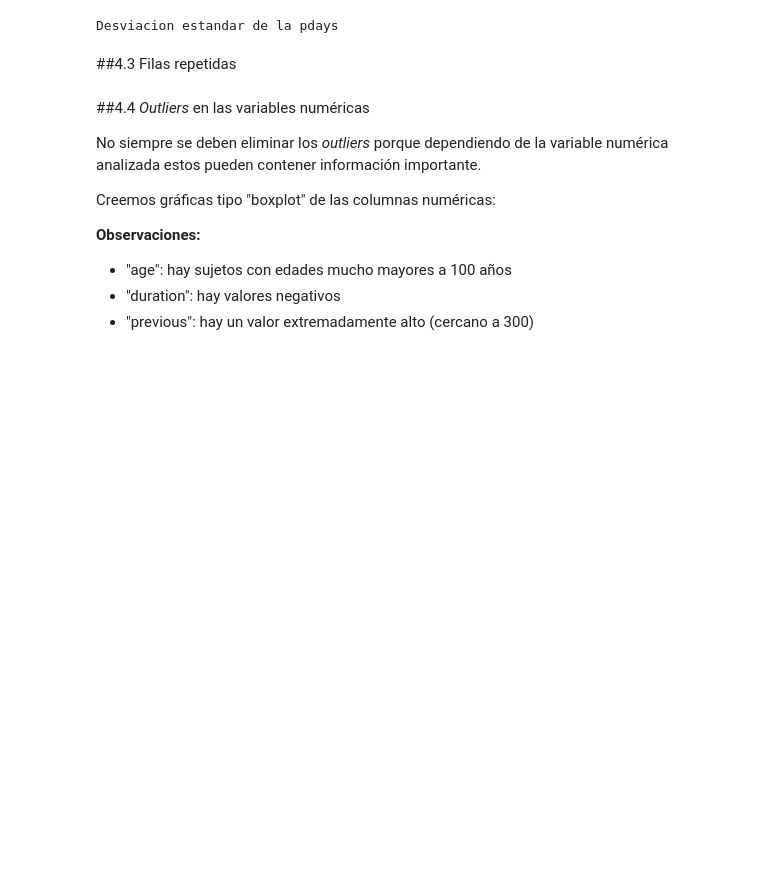
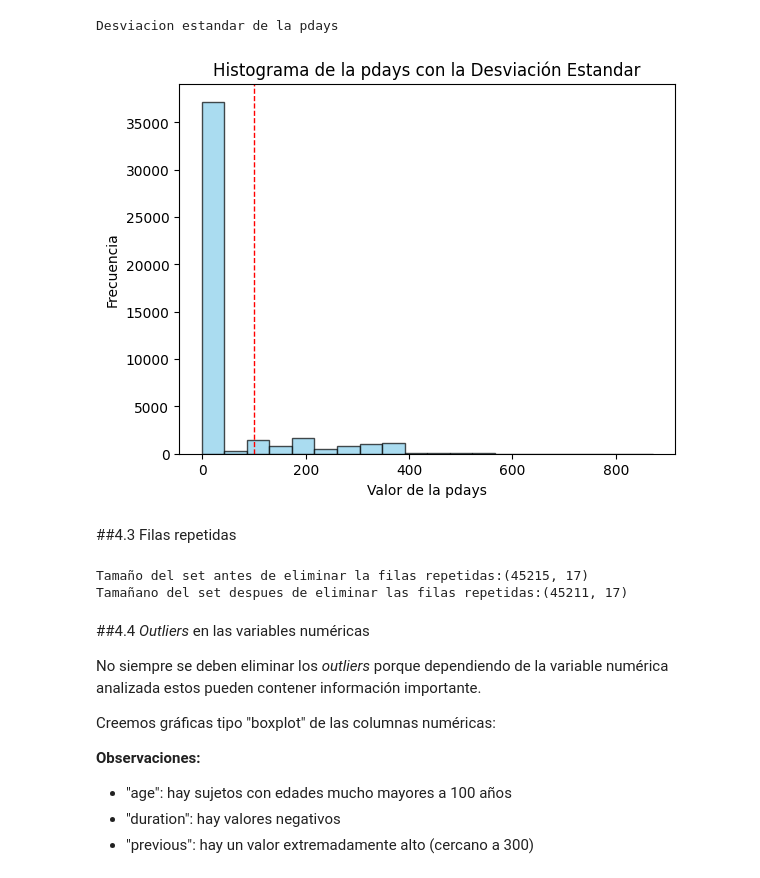
Before and after one commit to LPaolaDuarte/Talento-tech, a Jupyter notebook: TUTORIAL_LIMPIEZA_DE_DATOS_CON_PYTHON_Y_PANDAS.ipynb, the cells around one changed output. Cells and saved outputs as stored; diff of their text form; code cells hidden in the pictures; blank space fills up the shorter version.

```diff
--- a/TUTORIAL_LIMPIEZA_DE_DATOS_CON_PYTHON_Y_PANDAS.ipynb
+++ b/TUTORIAL_LIMPIEZA_DE_DATOS_CON_PYTHON_Y_PANDAS.ipynb
@@ -212,8 +219,31 @@ desviacion_estandar = data['pdays'].std()
 print("Desviacion estandar de la pdays")
 # %% [output]
 Desviacion estandar de la pdays
+# %%
+# Graficar un histograma del articulo " campaña"
+plt.hist(data['pdays'], bins=20, color='skyblue', edgecolor='black', alpha=0.7)
+
+# Agregar linea vertical para mostrar la deviacion estandar
+plt.axvline(desviacion_estandar, color='red', linestyle='dashed', linewidth=1)
+
+# Etiquetas y titulo
+plt.xlabel('Valor de la pdays')
+plt.ylabel('Frecuencia')
+plt.title('Histograma de la pdays con la Desviación Estandar')
+
+# Mostrar Grafica
+plt.show()
+# %% [output]
+[figure, added]
 # %% [markdown]
 ##4.3 Filas repetidas
+# %%
+print(f'Tamaño del set antes de eliminar la filas repetidas:{data.shape}')
+data.drop_duplicates(inplace=True)
+print(f'Tamañano del set despues de eliminar las filas repetidas:{data.shape}')
+# %% [output]
+Tamaño del set antes de eliminar la filas repetidas:(45215, 17)
+Tamañano del set despues de eliminar las filas repetidas:(45211, 17)
 # %% [markdown]
 ##4.4 *Outliers* en las variables numéricas
 
```
Also changed, not shown: parts of 1 cell of this notebook.
